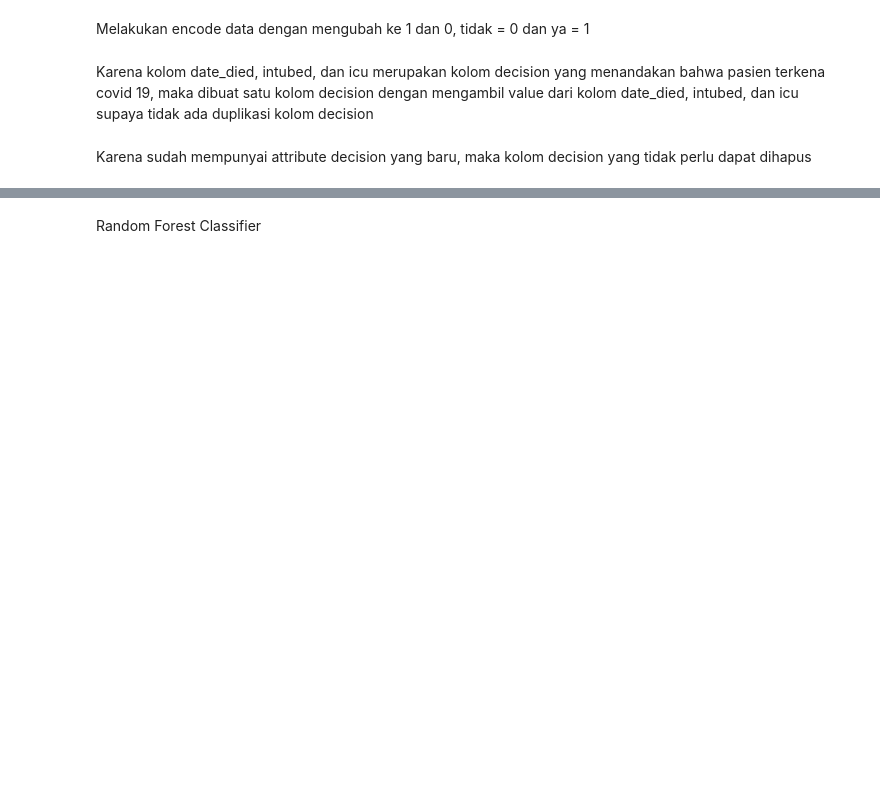
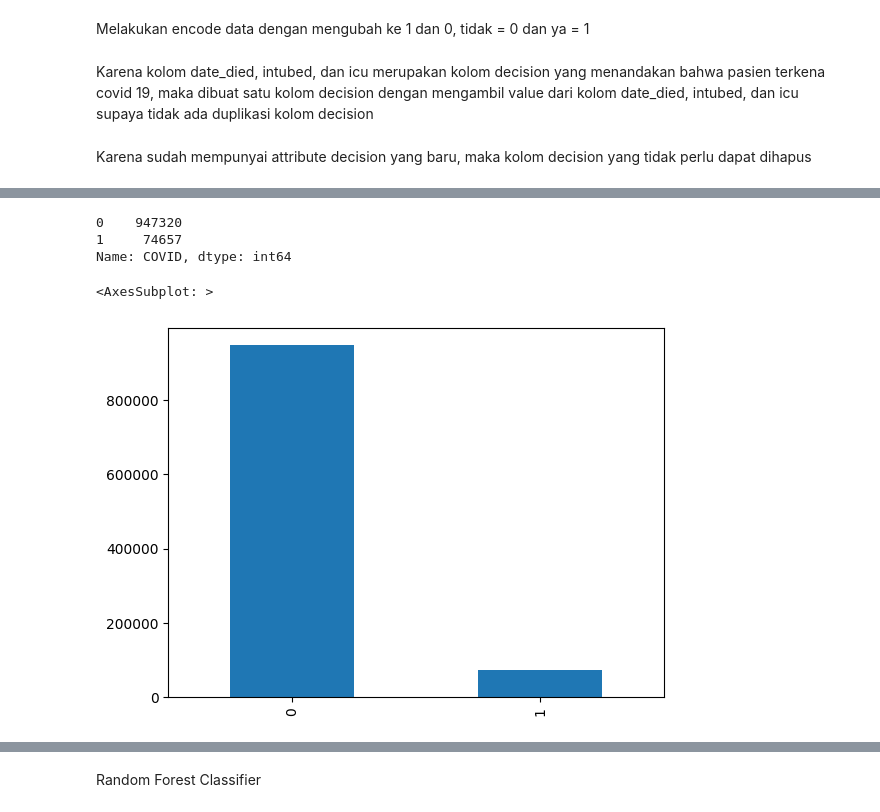
Before and after one commit to marchelzi/covid19-prediction, a Jupyter notebook: COVID_19_Prediction.ipynb, the cells around one changed output, grey strips where cells are left out. Drawn from its saved outputs; the diff is of its cells as text; code cells hidden in the pictures; blank space fills up the shorter version.

Commit message:
change how to process data

```diff
--- a/COVID_19_Prediction.ipynb
+++ b/COVID_19_Prediction.ipynb
@@ -77,0 +78,3 @@ memory usage: 12.8+ MB
+# %%
+for col in CATEGORICAL_COLUMNS:
+    df = df[(df[col] == 1) | (df[col] == 2)]
@@ -78,35 +130,24 @@ memory usage: 12.8+ MB
 # %% [markdown]
 Melakukan encode data dengan mengubah ke 1 dan 0, tidak = 0 dan ya = 1
+# %%
+def process_categorical_columns(x):
+    if x in [np.nan]:
+        return np.nan
+    if x == 1:
+        return x
+    else:
+        return 0
 # %%
-CATEGORICAL_COLUMNS = [
-    'SEX',
-    'USMER',
-    'PNEUMONIA',
-    'DIABETES',
-    'COPD',
-    'ASTHMA',
-    'INMSUPR',
-    'HIPERTENSION',
-    'OTHER_DISEASE',
-    'CARDIOVASCULAR',
-    'OBESITY',
-    'RENAL_CHRONIC',
-    'TOBACCO',
-    'PREGNANT',
-    'INTUBED',
-    'ICU'
-]
-
 for categorical in CATEGORICAL_COLUMNS:
-    df[categorical] = df[categorical].apply(lambda x: x if x == 1 else 0)
+    df[categorical] = df[categorical].apply(process_categorical_columns)
 
 df.PATIENT_TYPE = df.PATIENT_TYPE.apply(lambda x: 0 if x == 1 else 1)
 df.DATE_DIED = df.DATE_DIED.apply(lambda x: 0 if x == '9999-99-99' else 1)
 # %% [markdown]
 Karena kolom date_died, intubed, dan icu merupakan kolom decision yang menandakan bahwa pasien terkena covid 19, maka dibuat satu kolom decision dengan mengambil value dari kolom date_died, intubed, dan icu supaya tidak ada duplikasi kolom decision
 # %%
-df['COVID'] = df.DATE_DIED + df.INTUBED + df.ICU
-df.COVID = df.COVID.apply(lambda x: 1 if x > 0 else 0)
+df['COVID'] = df.DATE_DIED
+df.COVID = df.COVID.apply(lambda x: 1 if x == 1 else 0)
 # %% [markdown]
 Karena sudah mempunyai attribute decision yang baru, maka kolom decision yang tidak perlu dapat dihapus
 # %%
@@ -151,0 +184,11 @@ xgb_boost = XGBClassifier()
+# %%
+df['COVID'].value_counts()
+# %% [output]
+0    947320
+1     74657
+Name: COVID, dtype: int64
+# %%
+df['COVID'].value_counts().plot(kind='bar')
+# %% [output]
+<AxesSubplot: >
+[figure, added]
```
Also changed, not shown: parts of 48 cells of this notebook, 11 other files.
